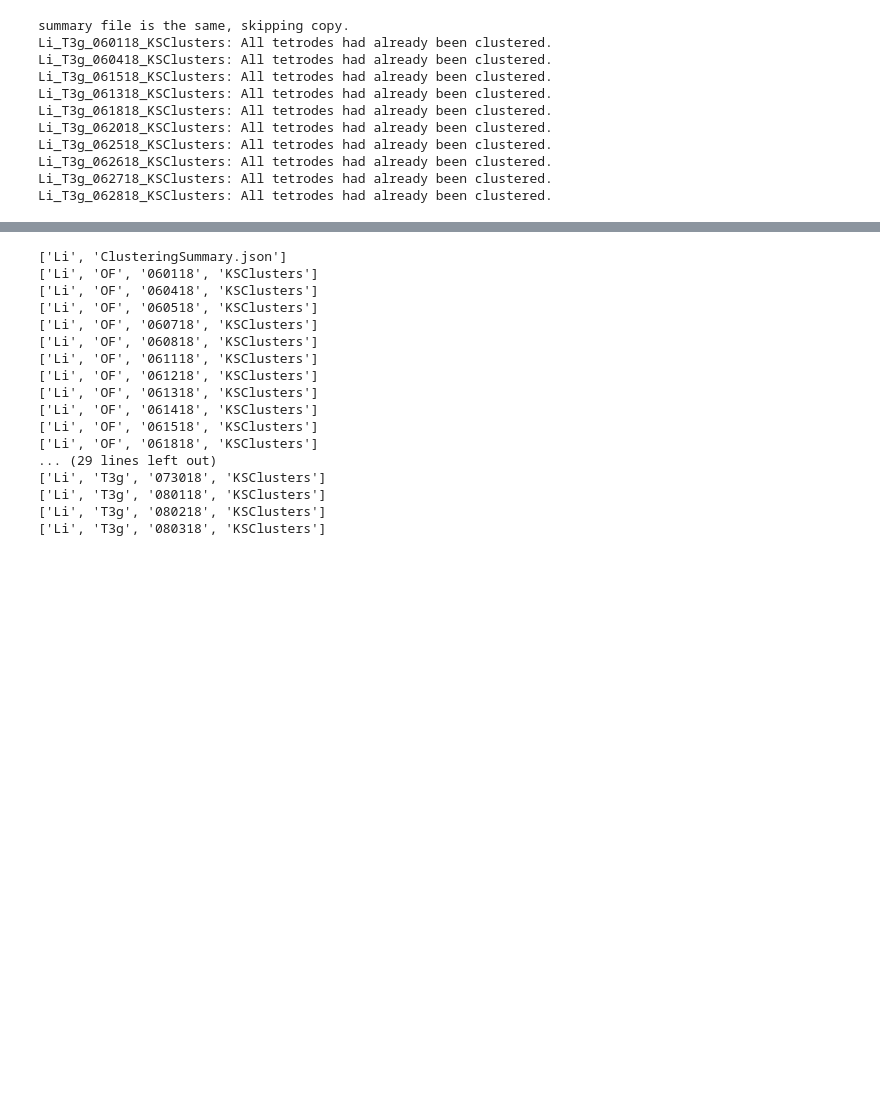
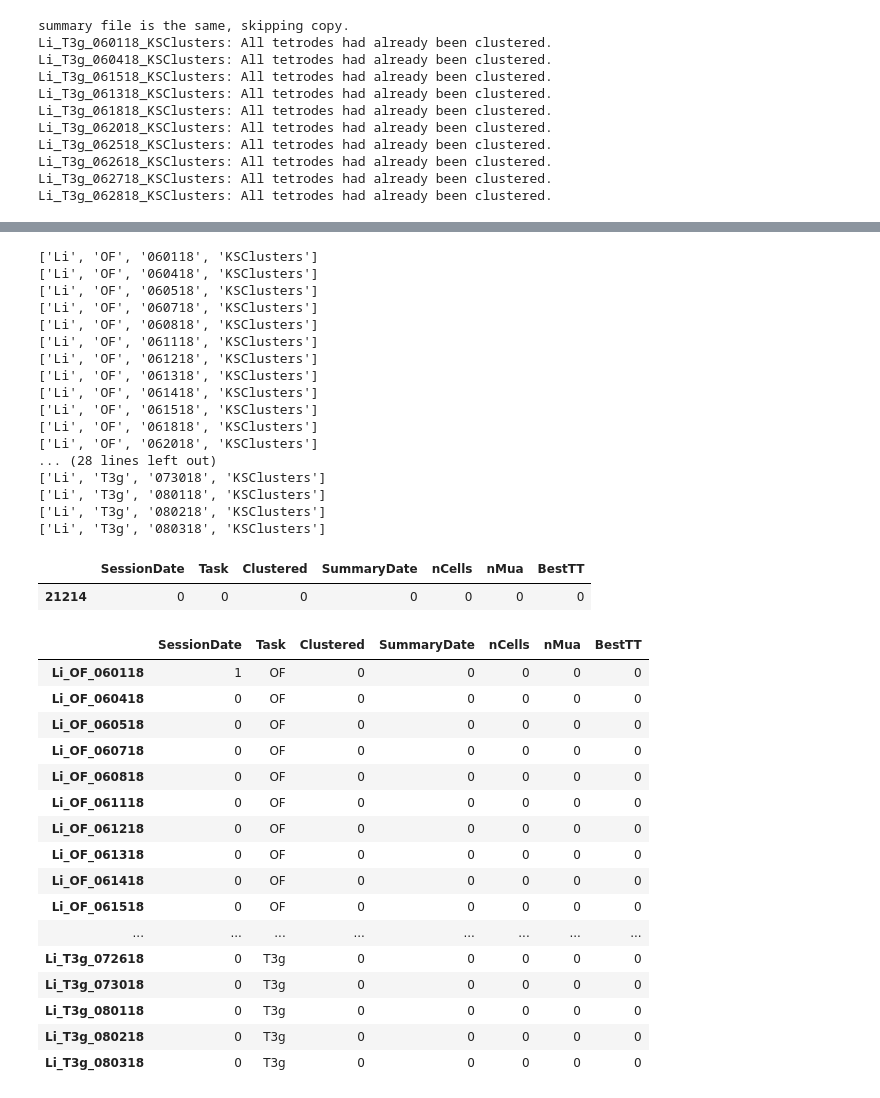
Before and after one commit to alexgonzl/TreeMazeAnalyses, a Jupyter notebook: Clustering/ClusterSummary.ipynb, the cells around one changed output, grey strips where cells are left out. Cells and saved outputs as stored; diff of their text form; code cells hidden in the pictures; blank space fills up the shorter version.

Commit message:
cluster summary scripts

```diff
--- a/Clustering/ClusterSummary.ipynb
+++ b/Clustering/ClusterSummary.ipynb
@@ -68,6 +68,7 @@ cluster_summary[animal][date][task]['nCells'] = 0
 cluster_summary[animal][date][task]['nMua'] = 0
 cluster_summary[animal][date][task]['cell_IDs'] = {}
 cluster_summary[animal][date][task]['mua_IDs'] = {}
+cluster_summary[animal][date][task]['dateClustered']={}
 for tt in np.arange(1,nTTs+1):
     cluster_summary[animal][date][task]['cell_IDs'][int(tt)]=[]
     cluster_summary[animal][date][task]['mua_IDs'][int(tt)]=[]
@@ -83,6 +84,9 @@ for tt in np.arange(1,nTTs+1):
     cluster_summary[animal][date][task]['nCells'] += len(cells)
     cluster_summary[animal][date][task]['nMua'] += len(mua)
 
+    cluster_summary[animal][date][task]['dateClustered'][int(tt)]= datetime.datetime.fromtimestamp(int(fn.stat().st_mtime)).strftime("%B %d %Y, %I:%M%p")
+
+cluster_summary[animal][date][task]['dateSummary'] = datetime.datetime.today().strftime("%B %d %Y, %I:%M%p")
 with open(str(clusterDir/Cl_Summary_fn), 'w') as f:
         json.dump(cluster_summary, f, indent=4)
 # %%
@@ -166,8 +168,11 @@ oakPath = Path('/mnt/o/giocomo/alexg/Clustered/'+animal)
 # %%
 for i in oakPath.glob('*'):
-    print(i.name.split('_'))
+    if i.match('*.json'):
+        with i.open() as f:
+            cl_summary = json.load(f)
+    else:
+        print(i.name.split('_'))
 # %% [output]
-['Li', 'ClusteringSummary.json']
 ['Li', 'OF', '060118', 'KSClusters']
 ['Li', 'OF', '060418', 'KSClusters']
 ['Li', 'OF', '060518', 'KSClusters']
@@ -179,7 +184,8 @@ for i in oakPath.glob('*'):
 ['Li', 'OF', '061418', 'KSClusters']
 ['Li', 'OF', '061518', 'KSClusters']
 ['Li', 'OF', '061818', 'KSClusters']
-... (29 lines left out)
+['Li', 'OF', '062018', 'KSClusters']
+... (28 lines left out)
 ['Li', 'T3g', '073018', 'KSClusters']
 ['Li', 'T3g', '080118', 'KSClusters']
 ['Li', 'T3g', '080218', 'KSClusters']
@@ -186,0 +251,37 @@ for i in oakPath.glob('*'):
+# %%
+colnames = ['SessionDate','Task','Clustered','SummaryDate','nCells','nMua','BestTT']
+#emptyEntry = pd.DataFrame({key: 0 for key in colnames})
+pd.DataFrame({key: [0] for key in colnames},index=['21214'])
+# %% [output]
+|  | SessionDate | Task | Clustered | SummaryDate | nCells | nMua | BestTT |
+| 21214 | 0 | 0 | 0 | 0 | 0 | 0 | 0 |
+# %%
+Sessions =[]
+Dates = []
+Tasks = []
+for i in oakPath.glob('*_KSClusters'):
+    tmp = i.name.split('_')
+    Dates.append(tmp[2])
+    Tasks.append(tmp[1])
+    Sessions.append(i.name.strip('_KSClusters'))
+# %%
+d['Task']=Tasks
+d
+# %% [output]
+|  | SessionDate | Task | Clustered | SummaryDate | nCells | nMua | BestTT |
+| Li_OF_060118 | 1 | OF | 0 | 0 | 0 | 0 | 0 |
+| Li_OF_060418 | 0 | OF | 0 | 0 | 0 | 0 | 0 |
+| Li_OF_060518 | 0 | OF | 0 | 0 | 0 | 0 | 0 |
+| Li_OF_060718 | 0 | OF | 0 | 0 | 0 | 0 | 0 |
+| Li_OF_060818 | 0 | OF | 0 | 0 | 0 | 0 | 0 |
+| Li_OF_061118 | 0 | OF | 0 | 0 | 0 | 0 | 0 |
+| Li_OF_061218 | 0 | OF | 0 | 0 | 0 | 0 | 0 |
+| Li_OF_061318 | 0 | OF | 0 | 0 | 0 | 0 | 0 |
+| Li_OF_061418 | 0 | OF | 0 | 0 | 0 | 0 | 0 |
+| Li_OF_061518 | 0 | OF | 0 | 0 | 0 | 0 | 0 |
+| ... | ... | ... | ... | ... | ... | ... | ... |
+| Li_T3g_072618 | 0 | T3g | 0 | 0 | 0 | 0 | 0 |
+| Li_T3g_073018 | 0 | T3g | 0 | 0 | 0 | 0 | 0 |
+| Li_T3g_080118 | 0 | T3g | 0 | 0 | 0 | 0 | 0 |
+| Li_T3g_080218 | 0 | T3g | 0 | 0 | 0 | 0 | 0 |
+| Li_T3g_080318 | 0 | T3g | 0 | 0 | 0 | 0 | 0 |
```
Also changed, not shown: parts of 19 cells of this notebook, 6 other files.
